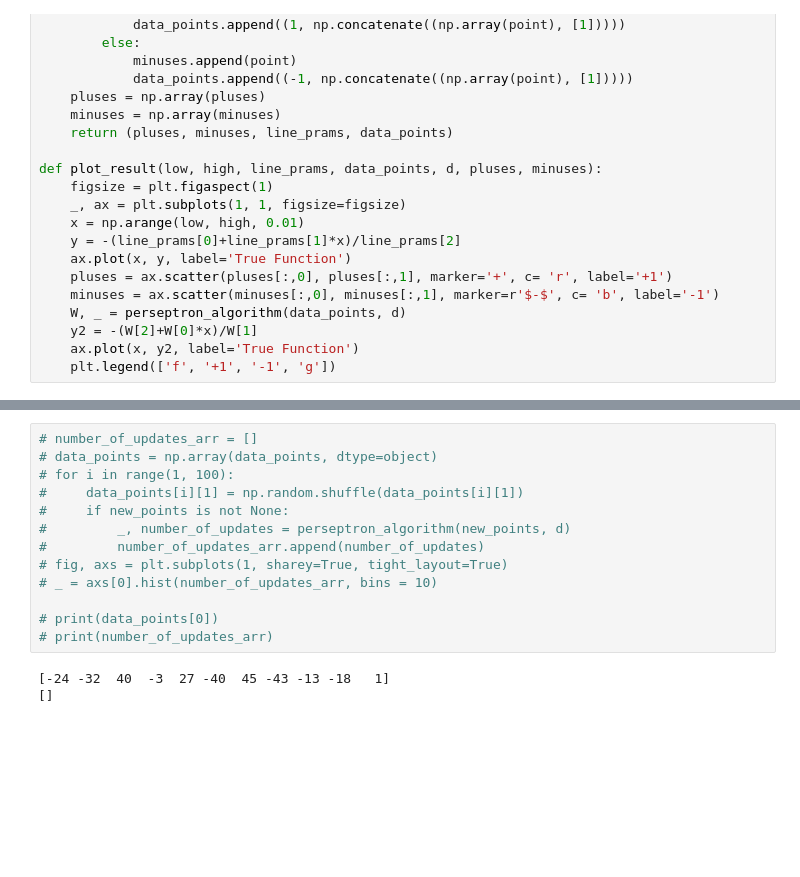
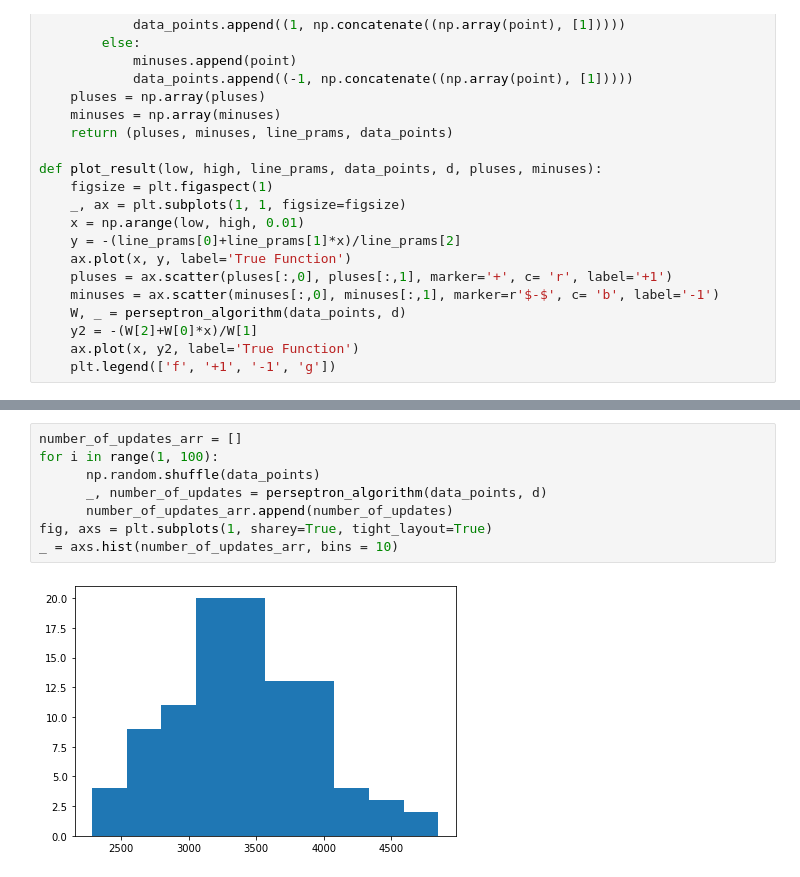
Before and after one commit to MuhammeedAlaa/CMP-04-2nd-Semester, a Jupyter notebook: MI/Assignment1/Muhammad_alaa.ipynb, the cells around one changed output, grey strips where cells are left out. Saved outputs shown, nothing was run; the diff lists cells and outputs as text; blank space fills up the shorter version.

```diff
--- a/MI/Assignment1/Muhammad_alaa.ipynb
+++ b/MI/Assignment1/Muhammad_alaa.ipynb
@@ -151,16 +151,10 @@ print(number_of_updates)
 # %%
-# number_of_updates_arr = []
-# data_points = np.array(data_points, dtype=object)
-# for i in range(1, 100):
-#     data_points[i][1] = np.random.shuffle(data_points[i][1])
-#     if new_points is not None:
-#         _, number_of_updates = perseptron_algorithm(new_points, d)
-#         number_of_updates_arr.append(number_of_updates)
-# fig, axs = plt.subplots(1, sharey=True, tight_layout=True)
-# _ = axs[0].hist(number_of_updates_arr, bins = 10)
-
-# print(data_points[0])
-# print(number_of_updates_arr)
+number_of_updates_arr = []
+for i in range(1, 100):
+      np.random.shuffle(data_points)
+      _, number_of_updates = perseptron_algorithm(data_points, d)
+      number_of_updates_arr.append(number_of_updates)
+fig, axs = plt.subplots(1, sharey=True, tight_layout=True)
+_ = axs.hist(number_of_updates_arr, bins = 10)
 # %% [output]
-[-24 -32  40  -3  27 -40  45 -43 -13 -18   1]
-[]
+[figure, added]
```
Also changed, not shown: parts of 5 cells of this notebook.
